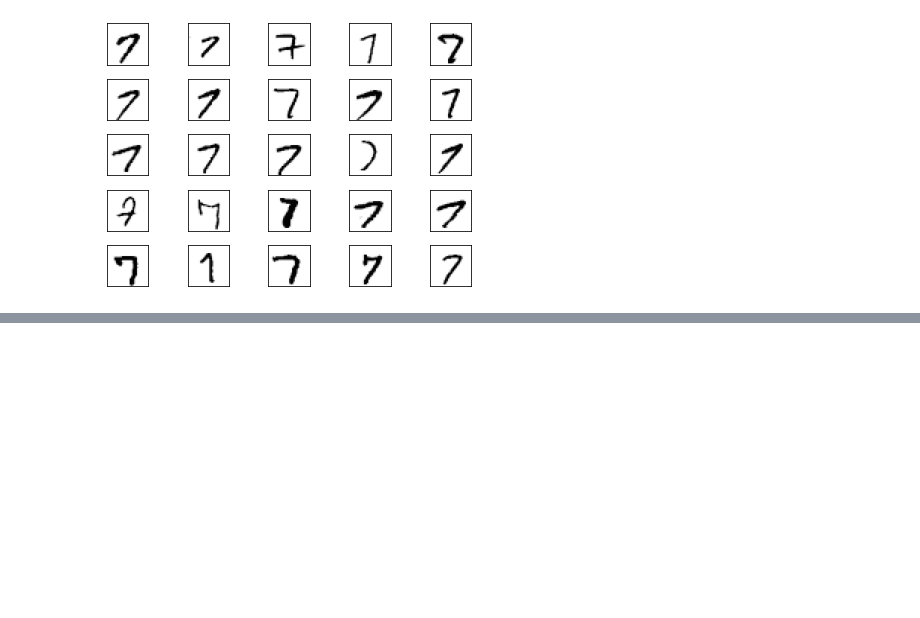
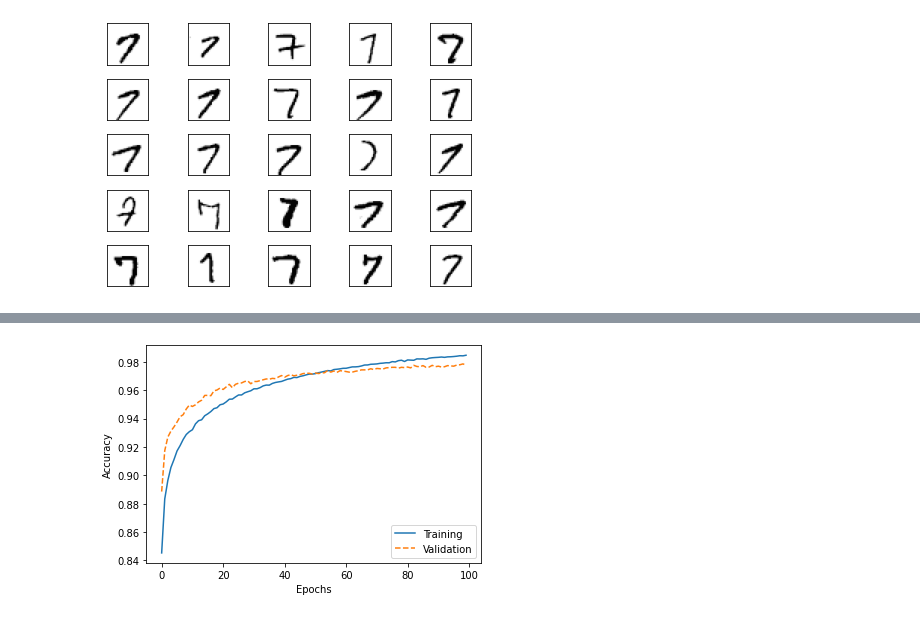
Before and after one commit to yasuharuokazaki/Learn_MachineLearning, a Jupyter notebook: 自主研究課題.ipynb, the cells around one changed output, grey strips where cells are left out. Drawn from its saved outputs; the diff is of its cells as text; code cells hidden in the pictures; blank space fills up the shorter version.

```diff
--- a/自主研究課題.ipynb
+++ b/自主研究課題.ipynb
@@ -315,0 +318,9 @@ array([5, 0, 4, ..., 5, 6, 8], dtype=uint8)
+# %%
+plt.plot(range(nn.epochs),nn.eval_["train_acc"],label="Training")
+plt.plot(range(nn.epochs),nn.eval_["valid_acc"],label="Validation",linestyle="--")
+plt.ylabel("Accuracy")
+plt.xlabel("Epochs")
+plt.legend(loc="lower right")
+plt.show()
+# %% [output]
+[figure, added]
```
Also changed, not shown: parts of 27 cells of this notebook.
